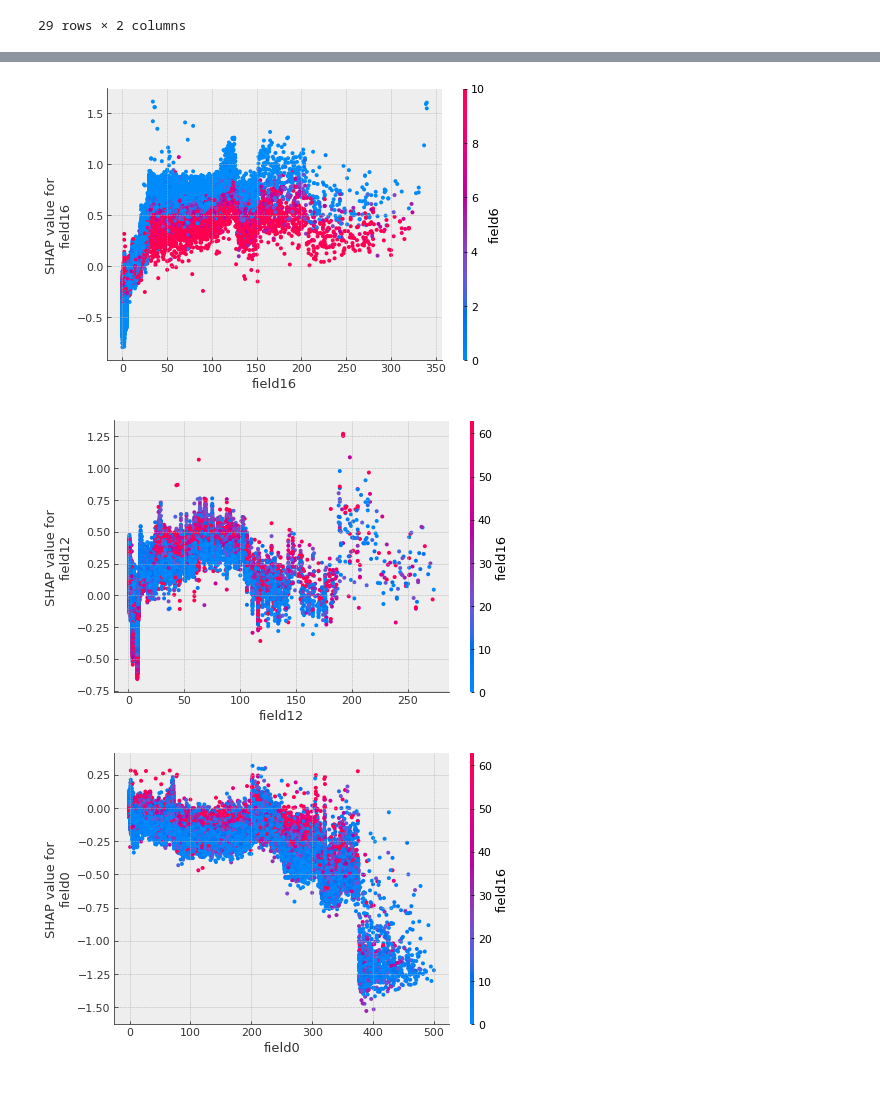
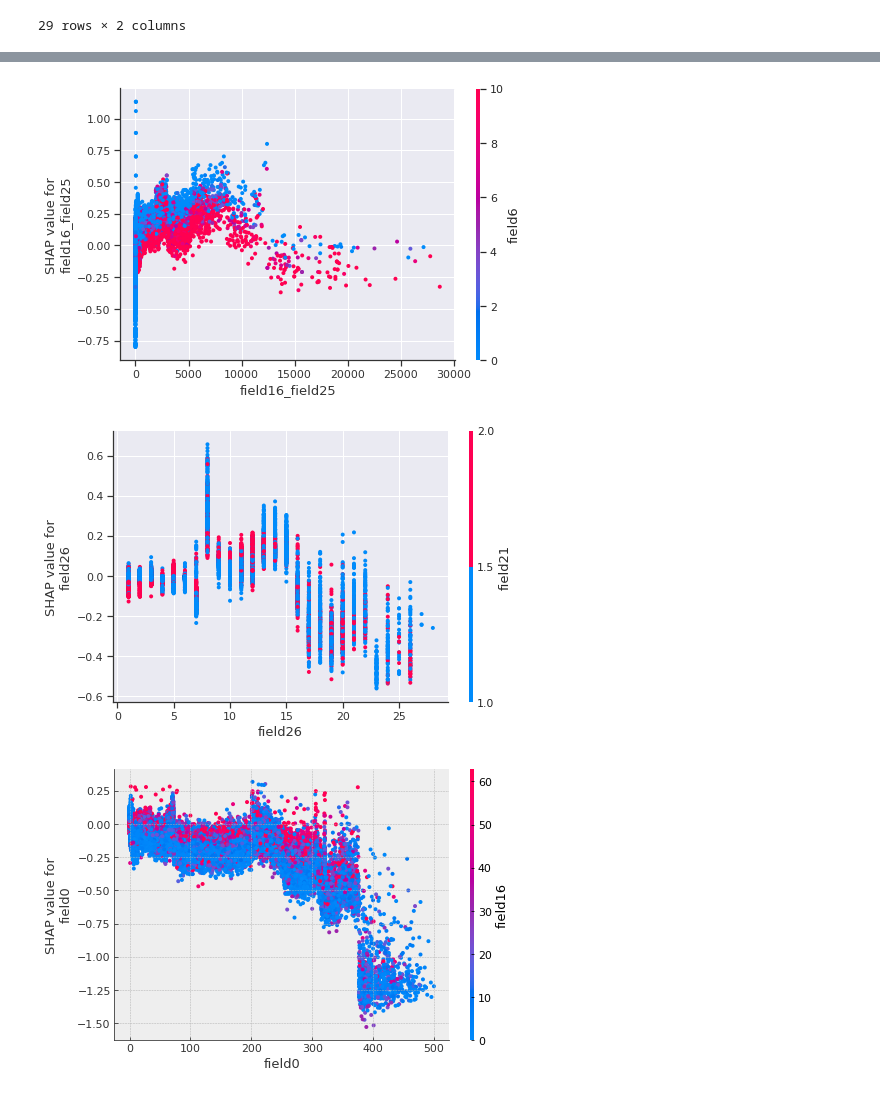
Before and after one commit to andygoosh/OneTwoTrip-Contest, a Jupyter notebook: workinprogress.ipynb, the cells around one changed output, grey strips where cells are left out. Cells and saved outputs as stored; diff of their text form; code cells hidden in the pictures.

```diff
--- a/workinprogress.ipynb
+++ b/workinprogress.ipynb
@@ -129,8 +129,7 @@ def prepare_data( data ):
   #X.drop(['field7'], axis=1, inplace=True)
   #X = X.join(f7)
 
-  # drop unimportant or negatively impacting
-  X.drop(['field0', 'field29', 'field28'], axis=1, inplace=True)
+
 
   # drop overfitting fts
   #X.drop(['field16'], axis=1, inplace=True)
@@ -138,10 +137,13 @@ def prepare_data( data ):
   # add polimonial
   X['field7_field16'] = X['field7'] * X['field16']
   X['field16_field17'] = X['field16'] * X['field17']
-  X['field16_field25'] = X['field16'] * X['field25']
+  #X['field16_field25'] = X['field16'] * X['field25']
   X['field12_field16'] = X['field12'] * X['field16']
   X['field7_field12'] = X['field7'] * X['field12']
   X['field12_field25'] = X['field12'] * X['field25']
+
+  # drop unimportant or negatively impacting
+  X.drop(['field0', 'field29', 'field28'], axis=1, inplace=True)
 
   if  'goal1' in data.columns:
       y = data[['goal1']]
@@ -249,17 +251,19 @@ def_params = {
     'n_jobs': -1
 }
 
-scores, models, neighbs, polies = fit_estimate(X, y, lambda: XGBClassifier(**params), n_folds=5, degree=0)
+scores, models, neighbs, polies = fit_estimate(X, y, lambda: XGBClassifier(**params), n_folds=5, n_neighbors=5)
 model = models[np.argmax(scores)]
-#neigh = neighbs[np.argmax(scores)]
+
+neigh = neighbs[np.argmax(scores)]
+X = add_neughbors_inner(X, neigh)
 '''
 poly = polies[np.argmax(scores)]
-
 X = add_polynomial_inner(X, poly)
 '''
 print(model.score(X, y))
 
 #[1/5][2/5][3/5][4/5][5/5]XGBClassifier CV: 0.6876 ± 0.0086. params fine tuning, -f0
-#[1/5][2/5][3/5][4/5][5/5]XGBClassifier CV: 0.6881 ± 0.0090. params fine tuning, -f0, f28 +5 heigh
+#[1/5][2/5][3/5][4/5][5/5]XGBClassifier CV: 0.6881 ± 0.0090. params fine tuning, -f0, f28 +5 neigh
 #[1/5][2/5][3/5][4/5][5/5]XGBClassifier cv: 0.6885 ± 0.0078. polinomial, 0 neigh
+#[1/5][2/5][3/5][4/5][5/5]XGBClassifier cv: 0.6895 ± 0.0111. polimonial, 5 neigh
 # %% [output]
@@ -326,11 +330,11 @@ shap.summary_plot(shap_values, X)
 # %%
-shap.dependence_plot("field16", shap_values, X)
+shap.dependence_plot("field16_field25", shap_values, X)
 # %% [output]
-[figure, old version]
+[figure, new version]
 # %%
-shap.dependence_plot("field12", shap_values, X)
+shap.dependence_plot("field26", shap_values, X)
 # %% [output]
-[figure, old version]
+[figure, new version]
 # %%
 shap.dependence_plot("field0", shap_values, X)
 # %% [output]
```
Also changed, not shown: parts of 4 cells of this notebook.
